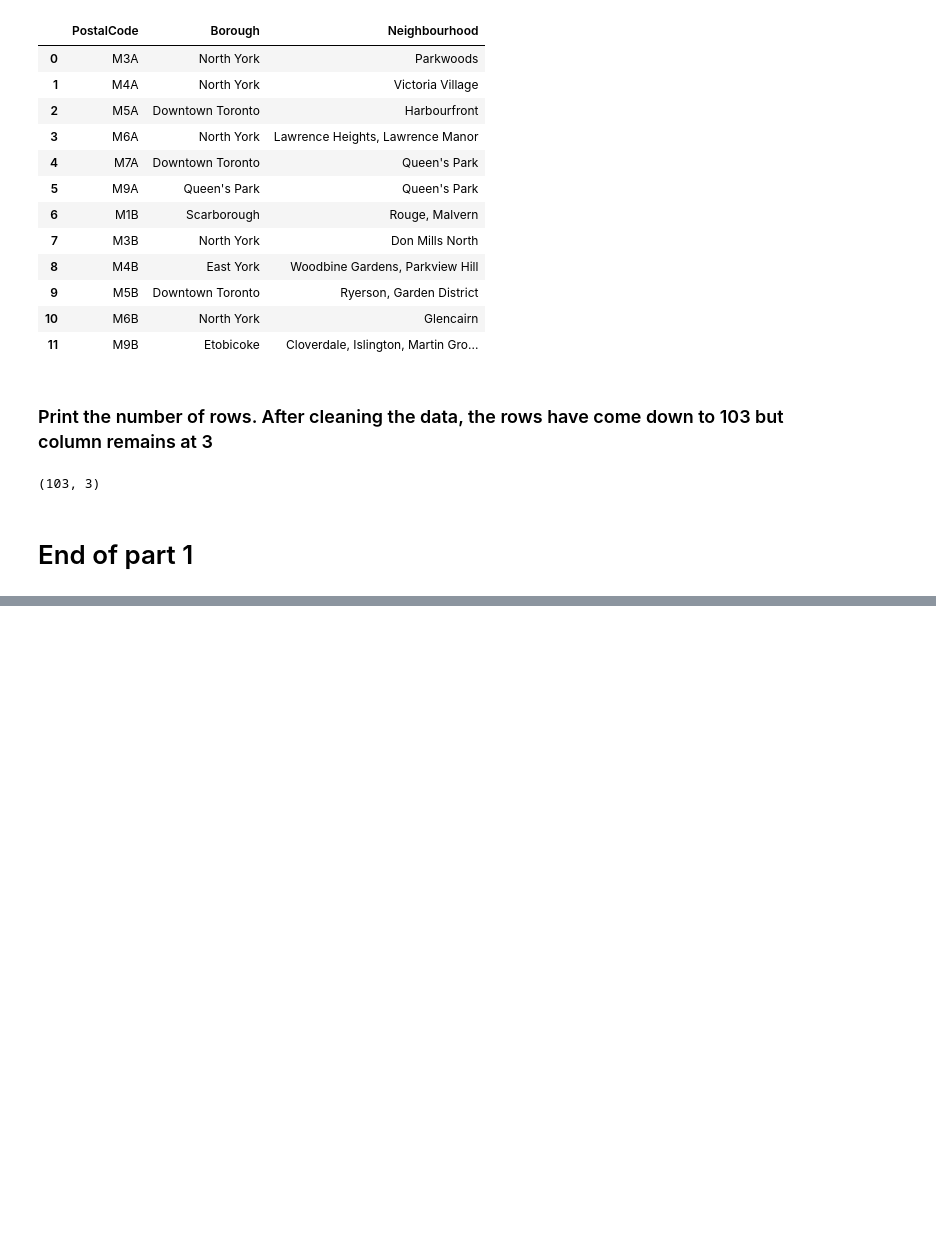
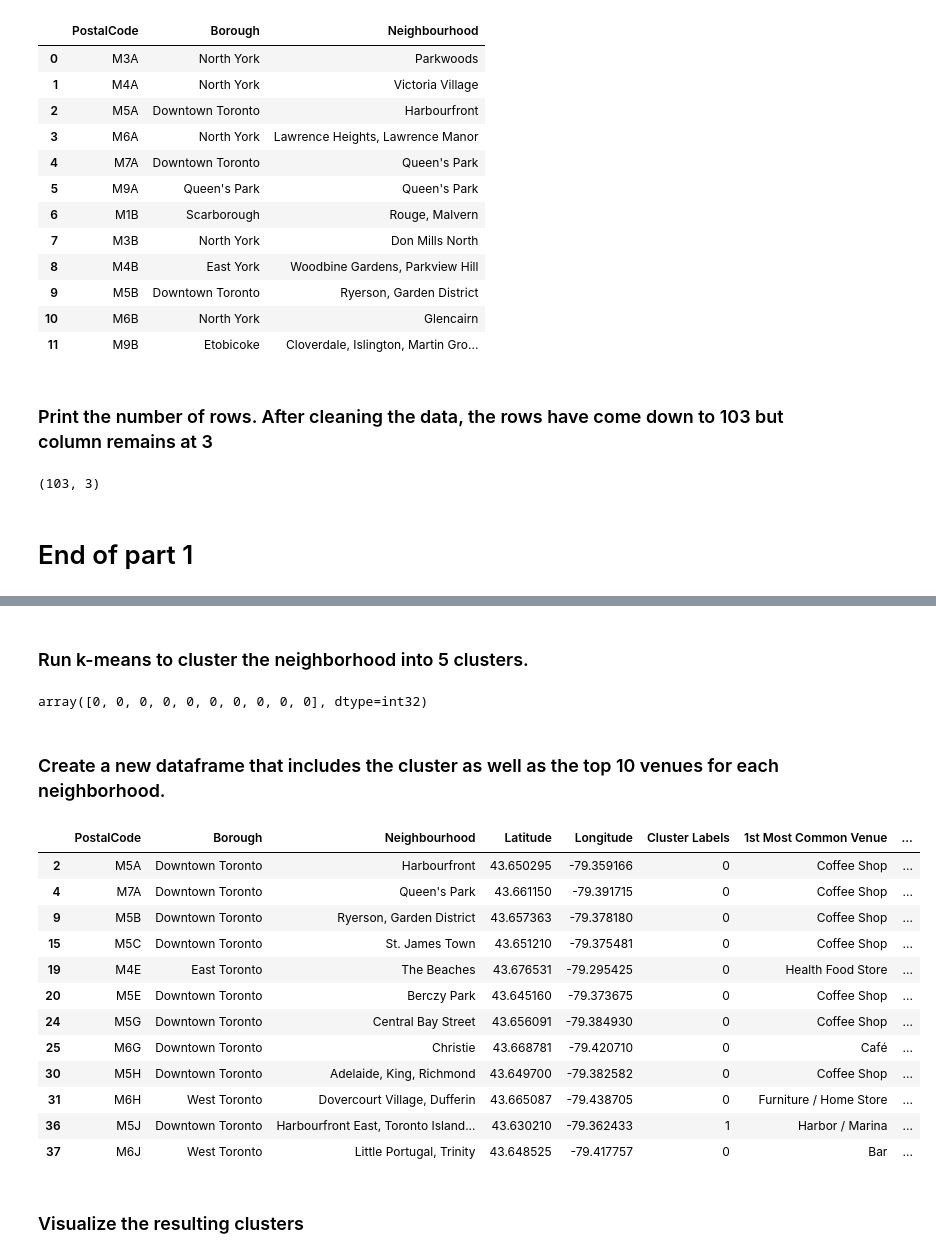
Before and after one commit to shazmanshaz/Coursera_Capstone, a Jupyter notebook: Segment_and_Clustering.ipynb, the cells around one changed output, grey strips where cells are left out. Drawn from its saved outputs; the diff is of its cells as text; code cells hidden in the pictures; blank space fills up the shorter version.

```diff
--- a/Segment_and_Clustering.ipynb
+++ b/Segment_and_Clustering.ipynb
@@ -169,0 +550,3 @@ df.shape # print the number of rows and columns
+# %%
+toronto_grouped = toronto_onehot.groupby('Neighbourhood').mean().reset_index()
+toronto_grouped.head(12)
@@ -169,0 +645,43 @@ df.shape # print the number of rows and columns
+# %% [markdown]
+### Run k-means to cluster the neighborhood into 5 clusters.
+# %%
+# set number of clusters
+kclusters = 5
+
+toronto_grouped_clustering = toronto_grouped.drop('Neighbourhood', 1)
+
+# run k-means clustering
+kmeans = KMeans(n_clusters=kclusters, random_state=0).fit(toronto_grouped_clustering)
+
+# check cluster labels generated for each row in the dataframe
+kmeans.labels_[0:10]
+# %% [output]
+array([0, 0, 0, 0, 0, 0, 0, 0, 0, 0], dtype=int32)
+# %% [markdown]
+### Create a new dataframe that includes the cluster as well as the top 10 venues for each neighborhood.
+# %%
+# add clustering labels
+neighbourhoods_venues_sorted.insert(0, 'Cluster Labels', kmeans.labels_)
+
+toronto_merged = df_toronto
+
+# merge toronto_grouped with toronto_data to add latitude/longitude for each neighborhood
+toronto_merged = toronto_merged.join(neighbourhoods_venues_sorted.set_index('Neighbourhood'), on='Neighbourhood')
+
+toronto_merged.head(12) # check the last columns!
+# %% [output]
+|  | PostalCode | Borough | Neighbourhood | Latitude | Longitude | Cluster Labels | 1st Most Common Venue | ... |
+| 2 | M5A | Downtown Toronto | Harbourfront | 43.650295 | -79.359166 | 0 | Coffee Shop | ... |
+| 4 | M7A | Downtown Toronto | Queen's Park | 43.661150 | -79.391715 | 0 | Coffee Shop | ... |
+| 9 | M5B | Downtown Toronto | Ryerson, Garden District | 43.657363 | -79.378180 | 0 | Coffee Shop | ... |
+| 15 | M5C | Downtown Toronto | St. James Town | 43.651210 | -79.375481 | 0 | Coffee Shop | ... |
+| 19 | M4E | East Toronto | The Beaches | 43.676531 | -79.295425 | 0 | Health Food Store | ... |
+| 20 | M5E | Downtown Toronto | Berczy Park | 43.645160 | -79.373675 | 0 | Coffee Shop | ... |
+| 24 | M5G | Downtown Toronto | Central Bay Street | 43.656091 | -79.384930 | 0 | Coffee Shop | ... |
+| 25 | M6G | Downtown Toronto | Christie | 43.668781 | -79.420710 | 0 | Café | ... |
+| 30 | M5H | Downtown Toronto | Adelaide, King, Richmond | 43.649700 | -79.382582 | 0 | Coffee Shop | ... |
+| 31 | M6H | West Toronto | Dovercourt Village, Dufferin | 43.665087 | -79.438705 | 0 | Furniture / Home Store | ... |
+| 36 | M5J | Downtown Toronto | Harbourfront East, Toronto Island... | 43.630210 | -79.362433 | 1 | Harbor / Marina | ... |
+| 37 | M6J | West Toronto | Little Portugal, Trinity | 43.648525 | -79.417757 | 0 | Bar | ... |
+# %% [markdown]
+### Visualize the resulting clusters
```
Also changed, not shown: parts of 65 cells of this notebook.
